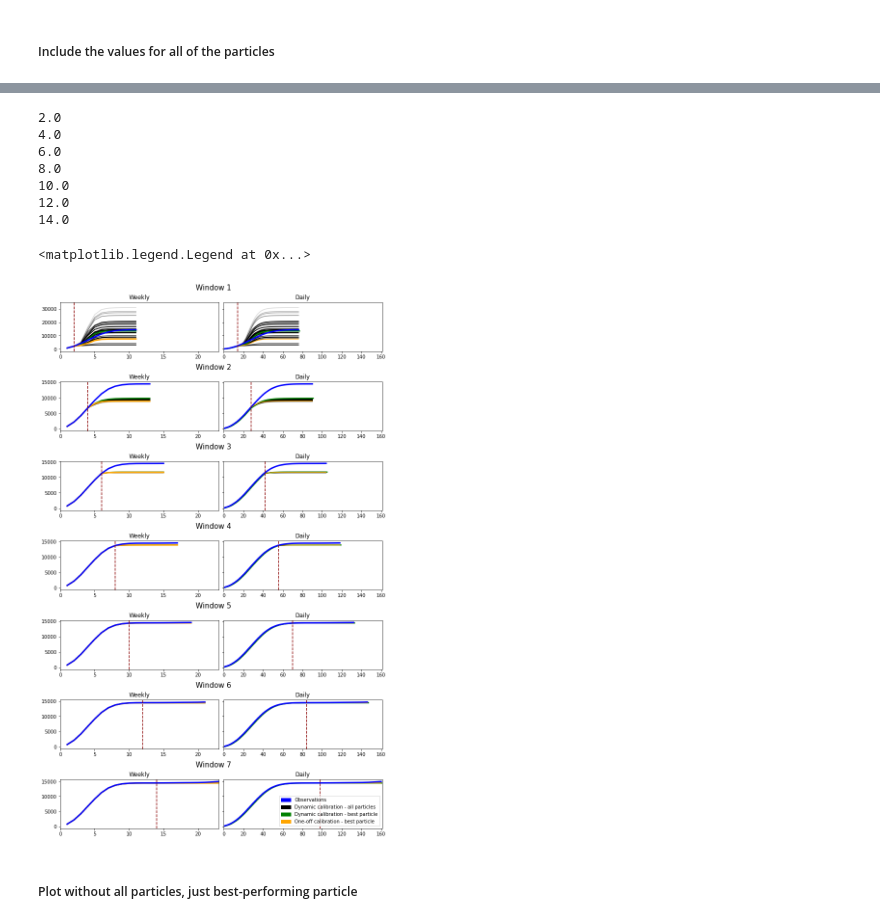
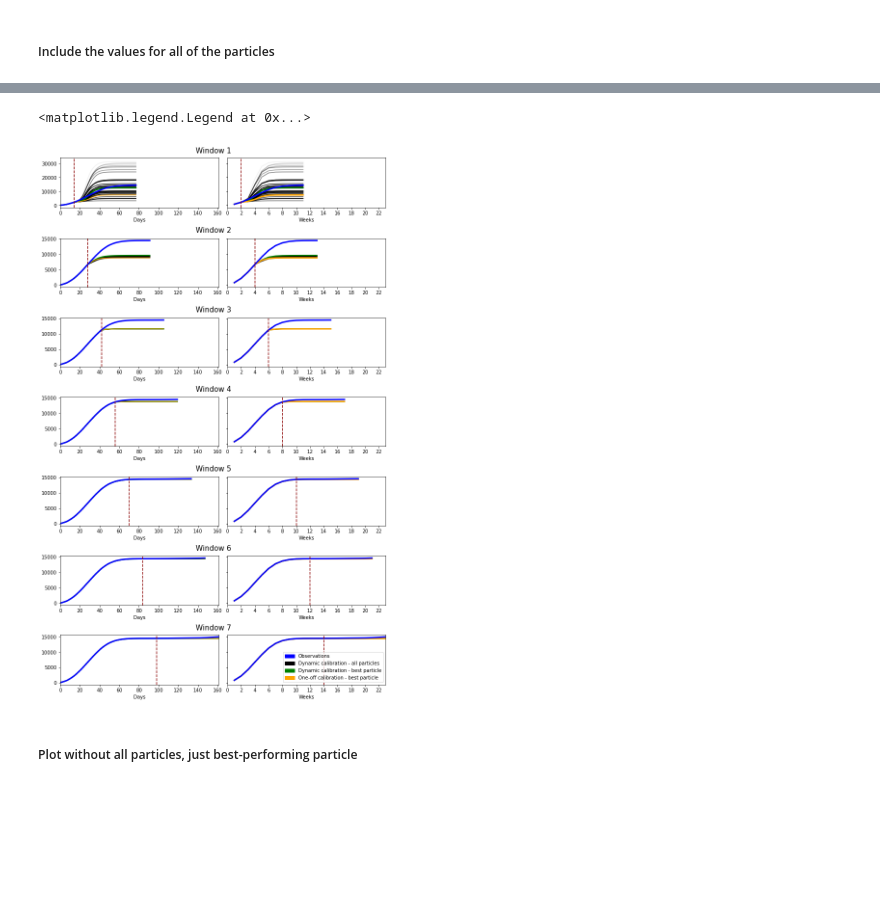
Before and after one commit to Urban-Analytics/RAMP-UA, a Jupyter notebook: experiments/calibration/AnalyseResults-DynamicCalibration_5pops,100particles.ipynb, the cells around one changed output, grey strips where cells are left out. Saved outputs shown, nothing was run; the diff lists cells and outputs as text; code cells hidden in the pictures; blank space fills up the shorter version.

```diff
--- a/experiments/calibration/AnalyseResults-DynamicCalibration_5pops,100particles.ipynb
+++ b/experiments/calibration/AnalyseResults-DynamicCalibration_5pops,100particles.ipynb
@@ -322,8 +353,2 @@ Text(0.5, 0.98, 'Number of infections predicted by each particle within each pop
 # %% [markdown]
 ##### Use parameter distribution from final population of each window of dynamic calibration to run model for 105 days
-# %%
-for window in window_lengths_dict.keys():
-    days_to_seed = int(window.replace('w', '')) * 14
-    print(days_to_seed)
-    iterations = 63 + days_to_seed
-    print("seeded for {} days, run for {} days".format(days_to_seed, iterations))
@@ -806,65 +565,66 @@ for row, subfig in enumerate(subfigs):
         distance_norm = (_distance - min(_distance)) / (max(_distance) - min(_distance))
 
         # Plot weekly data
         if col == 0:
+            x = range(1, len(OpenCLRunner.get_cumulative_daily_infections(this_windows_dict['summaries'][1]))+1)
+            ### Dynamic calibration
+            # Plot model predictions for each particle in final population
+            for i in range(len(this_windows_dict['summaries'])):
+                ax.plot(x, OpenCLRunner.get_cumulative_daily_infections(this_windows_dict['summaries'][i]),
+                color="black", alpha=1 - distance_norm[i]) # (1-x because high distance is bad)
+            # Plot model predictions from best performing particle
+            dynamic_calib_best_params_modelled_daily = dynamic_calib_best_params_modelled_daily_dict[windows[windows_i]]
+            ax.plot(range(1, len(dynamic_calib_best_params_modelled_daily)+1), dynamic_calib_best_params_modelled_daily, label="BestParams - {}".format(window), color='green',
+                linestyle='solid', linewidth =2.5)
+            ### One-off calibration
+            ax.plot(x, oneoff_calib_best_params_modelled_daily, label="sim", color="orange")
+            # Plot observations
+            ax.plot(x, cases_devon_daily[0:(63+run_length)], label="Observations", linewidth = 3, color="blue")
+            # Add a vertical line marking where the seeding period ends
+            ax.axvline(x= (windows_i+1) * 14, color = 'darkred', linestyle = 'dashed')
+            #
+            ax.set_xlim([0, len(OpenCLRunner.get_cumulative_daily_infections(windows_dict[windows[-1]]['summaries'][1]))])
+            # Control X-ticks
+            #ax.xaxis.set_major_locator(MaxNLocator(20, integer=True))
+            #ax.tick_params(axis='x', rotation=20)
+            ax.set_xlabel('Days')
+
+        # PLot daily data
+        elif col ==1:
             x = range(1,len(this_windows_dict['sim'][0])+1)
             ### Dyanamic calibration
             # Plot model predictions for each particle in final population
             for i in range(len(this_windows_dict['summaries'])):
                 ax.plot(x, this_windows_dict['sim'][i],
                 color="black", alpha=1 - distance_norm[i]) # (1-x because high distance is bad)
             # Plot model predictions from best performing particle
             dynamic_calib_best_params_modelled_weekly = dynamic_calib_best_params_modelled_weekly_dict[windows[windows_i]]
             ax.plot(range(1, len(dynamic_calib_best_params_modelled_weekly)+1), dynamic_calib_best_params_modelled_weekly, label="BestParams - {}".format(window), color='green',
                  linestyle='solid', linewidth =2.5)
             ### One-off calibration
-            # plot model predictions
             ax.plot(x, oneoff_calib_best_params_modelled_weekly, label="sim", color="orange", linewidth = 3)
             # Plot observations
             ax.plot(x, cases_devon_daily_summed_weekly[0:int((63 + run_length)/7)], label="Observations", linewidth=3, color="blue")
-            ax.set_title('Weekly')
-            print((((windows_i+1) * 14)/7))
+            # vertical line showing where seeding ends
             ax.axvline(x= (((windows_i+1) * 14)/7), color = 'darkred', linestyle = 'dashed')
+            # X tick constaints
             ax.set_xlim([0, len(windows_dict[windows[-1]]['sim'][0])])
-#         # PLot daily data
-        elif col ==1:
-            x = range(len(OpenCLRunner.get_cumulative_daily_infections(this_windows_dict['summaries'][1])))
-            ### Dynamic calibration
-            # Plot model predictions for each particle in final population
-            for i in range(len(this_windows_dict['summaries'])):
-                ax.plot(x, OpenCLRunner.get_cumulative_daily_infections(this_windows_dict['summaries'][i]),
-                color="black", alpha=1 - distance_norm[i]) # (1-x because high distance is bad)
-            # Plot model predictions from best performing particle
-            dynamic_calib_best_params_modelled_daily = dynamic_calib_best_params_modelled_daily_dict[windows[windows_i]]
-            ax.plot(range(1, len(dynamic_calib_best_params_modelled_daily)+1), dynamic_calib_best_params_modelled_daily, label="BestParams - {}".format(window), color='green',
-                  linestyle='solid', linewidth =2.5)
-            ### One-off calibration
-#             # plot model predictions
-            ax.plot(x, oneoff_calib_best_params_modelled_daily, label="sim", color="orange")
-            # Plot observations
-            ax.plot(x, cases_devon_daily[0:(63+run_length)], label="Observations", linewidth = 3, color="blue")
-            ax.set_title('Daily')
-            ax.axvline(x= (windows_i+1) * 14, color = 'darkred', linestyle = 'dashed')
-            ax.set_xlim([0, len(OpenCLRunner.get_cumulative_daily_infections(windows_dict[windows[-1]]['summaries'][1]))])
+            ax.xaxis.set_major_locator(MaxNLocator(20, integer=True))
+            #ax.tick_params(axis='x', rotation=20)
+            ax.set_xlabel('Weeks')
+
     # move on to next window
     windows_i = windows_i+1
 
 # Create patches for legend
 black_patch = mpatches.Patch(color='black', label='Dynamic calibration - all particles')
 blue_patch = mpatches.Patch(color='blue', label='Observations')
 orange_patch = mpatches.Patch(color='orange', label='One-off calibration - best particle')
 green_patch = mpatches.Patch(color='green', label='Dynamic calibration - best particle')
 plt.legend(handles=[blue_patch, black_patch, green_patch,  orange_patch], loc="lower right", fontsize= 10)#, bbox_to_anchor=(2.2, 8.6))
 # %% [output]
-2.0
-4.0
-6.0
-8.0
-10.0
-12.0
-14.0
+<matplotlib.legend.Legend at 0x...>
-<matplotlib.legend.Legend at 0x...>
-[figure, old version]
+[figure, new version]
 # %% [markdown]
 ##### Plot without all particles, just best-performing particle
 # %%
```
Also changed, not shown: parts of 9 cells of this notebook.
